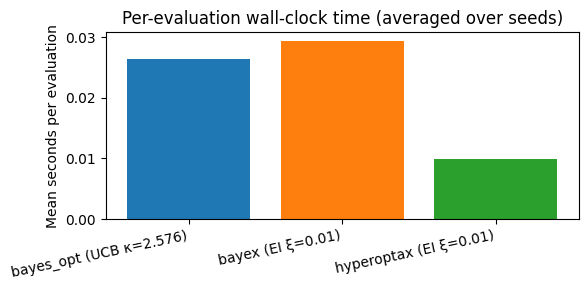
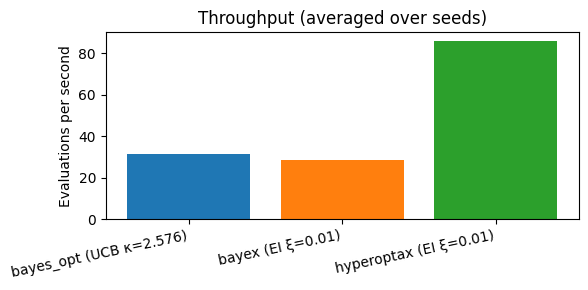
Unified diff of the notebook cell whose output changed from the first chart to the second:
--- before
+++ after
@@ -1,11 +1,11 @@
-# Per-eval timing bar chart
+# Per-eval throughput bar chart
 fig, ax = plt.subplots(figsize=(6, 3))
 ax.bar(
     [labels[k] for k in lib_timings],
-    [np.mean(lib_timings[k]) for k in lib_timings],
+    [1.0 / np.mean(lib_timings[k]) for k in lib_timings],
     color=[colors[k] for k in lib_timings],
 )
-ax.set_ylabel("Mean seconds per evaluation")
-ax.set_title("Per-evaluation wall-clock time (averaged over seeds)")
+ax.set_ylabel("Evaluations per second")
+ax.set_title("Throughput (averaged over seeds)")
 plt.xticks(rotation=12, ha="right")
 plt.tight_layout()
@@ -19,6 +19,6 @@
             for lib in lib_results
         },
-        "Sec / eval (mean)": {
-            labels[lib]: f"{np.mean(lib_timings[lib]):.3f}"
+        "Evals / sec (mean)": {
+            labels[lib]: f"{1.0 / np.mean(lib_timings[lib]):.3f}"
             for lib in lib_timings
         },

Commit: Remove deprecated naming in API